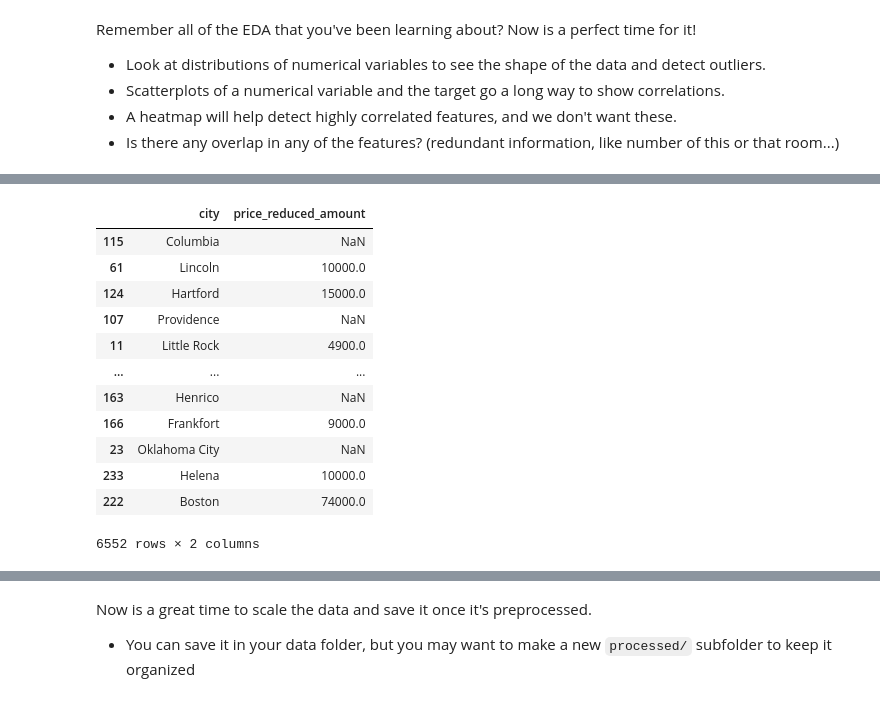
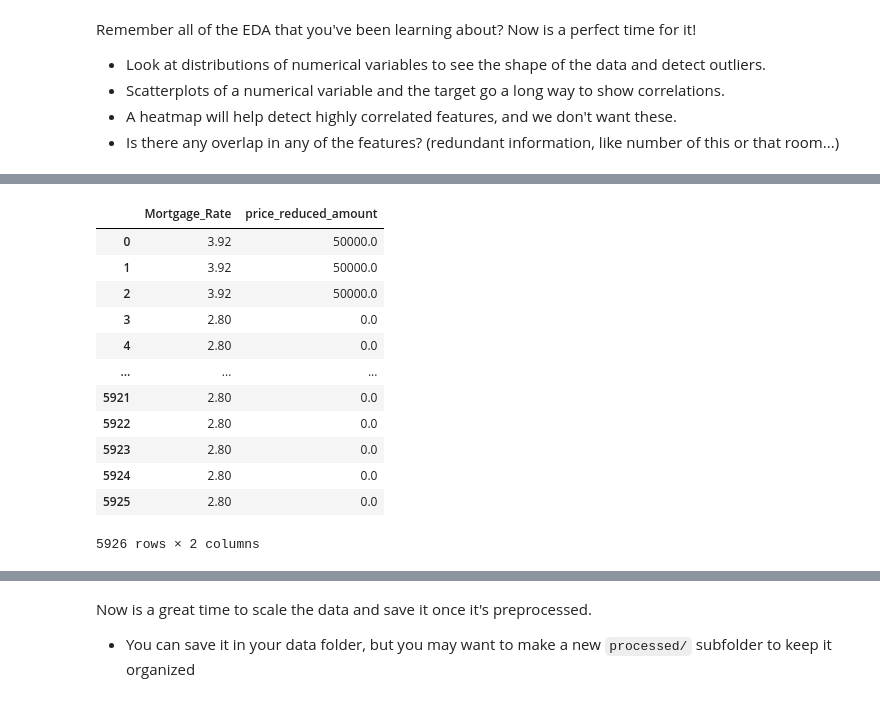
Before and after one commit to JTSGIT/Supervised-Learning, a Jupyter notebook: notebooks/1 - EDA.ipynb, the cells around one changed output, grey strips where cells are left out. Saved outputs shown, nothing was run; the diff lists cells and outputs as text; code cells hidden in the pictures.

```diff
--- a/notebooks/1 - EDA.ipynb
+++ b/notebooks/1 - EDA.ipynb
@@ -376,3 +449,7 @@ df_encoded = pd.get_dummies(X_train, columns=['city', 'state'])
+# %%
+# Changing null values to 0 for price reduced amount. Not every house would have reduced their prices.
+
+X_train['price_reduced_amount'] = X_train['price_reduced_amount'].fillna(0)
 # %% [markdown]
 **STRETCH**
 
@@ -383,0 +461,6 @@ df_encoded = pd.get_dummies(X_train, columns=['city', 'state'])
+# %%
+# Convert 'list_date' in X_train to datetime, ignoring errors and stripping time
+X_train['list_date'] = pd.to_datetime(X_train['list_date'], errors='coerce').dt.date
+
+# Now, if there are any None values, they will become NaT in the datetime column
+# which you can handle according to your project needs (e.g., fill with a placeholder or leave as is)
@@ -383,0 +493,30 @@ df_encoded = pd.get_dummies(X_train, columns=['city', 'state'])
+# %%
+# Set your Quandl API key
+quandl.ApiConfig.api_key = "evXR317_odmBCAMTi6ym"
+
+# Fetch mortgage rate data from the Quandl API
+mortgage_data = quandl.get("FMAC/30US", start_date="2001-01-01", end_date="2024-12-31")
+mortgage_data.reset_index(inplace=True)
+mortgage_data.rename(columns={'Date': 'Date_API', 'Value': 'Mortgage_Rate'}, inplace=True)
+
+# Convert 'Date_API' to proper datetime format
+mortgage_data['Date_API'] = pd.to_datetime(mortgage_data['Date_API'])
+
+# Assuming 'list_date' in X_train is already loaded and needs to be in datetime format
+X_train['list_date'] = pd.to_datetime(X_train['list_date'])
+
+# Drop rows where 'list_date' is null
+X_train.dropna(subset=['list_date'], inplace=True)
+
+# Sort dataframes by the date columns to use merge_asof
+X_train_sorted = X_train.sort_values('list_date')
+mortgage_data_sorted = mortgage_data.sort_values('Date_API')
+
+# Perform an as-of merge to align dates as closely as possible
+X_train_merged = pd.merge_asof(X_train_sorted, mortgage_data_sorted, left_on='list_date', right_on='Date_API', direction='nearest')
+
+# Drop the 'Date_API' column if it's no longer needed after the merge
+X_train_merged.drop('Date_API', axis=1, inplace=True)
+
+# Display the first few rows of the updated DataFrame to confirm changes
+X_train_merged.head()
@@ -439,18 +608,18 @@ dtype: object
 # %%
 #first square bracket means I want to create condition, second square bracket indicates exact conditions I want ot see
 
-X_train[['city', 'price_reduced_amount']]
+X_train_merged[['Mortgage_Rate', 'price_reduced_amount']]
 # %% [output]
-|  | city | price_reduced_amount |
-| 115 | Columbia | NaN |
-| 61 | Lincoln | 10000.0 |
-| 124 | Hartford | 15000.0 |
-| 107 | Providence | NaN |
-| 11 | Little Rock | 4900.0 |
+|  | Mortgage_Rate | price_reduced_amount |
+| 0 | 3.92 | 50000.0 |
+| 1 | 3.92 | 50000.0 |
+| 2 | 3.92 | 50000.0 |
+| 3 | 2.80 | 0.0 |
+| 4 | 2.80 | 0.0 |
 | ... | ... | ... |
-| 163 | Henrico | NaN |
-| 166 | Frankfort | 9000.0 |
-| 23 | Oklahoma City | NaN |
-| 233 | Helena | 10000.0 |
-| 222 | Boston | 74000.0 |
+| 5921 | 2.80 | 0.0 |
+| 5922 | 2.80 | 0.0 |
+| 5923 | 2.80 | 0.0 |
+| 5924 | 2.80 | 0.0 |
+| 5925 | 2.80 | 0.0 |
-6552 rows × 2 columns
+5926 rows × 2 columns
```
Also changed, not shown: parts of 29 cells of this notebook.
